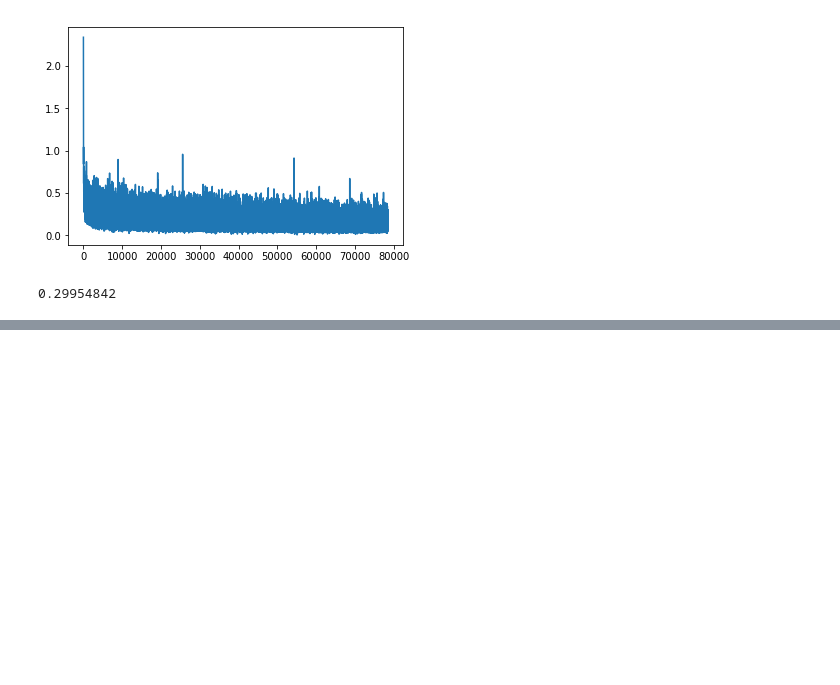
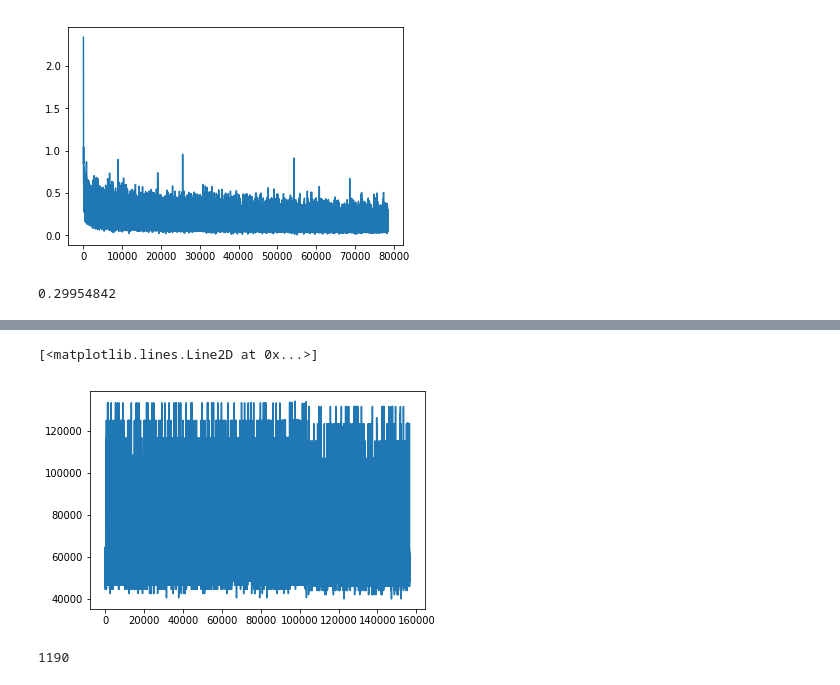
Before and after one commit to matansg/kaggle, a Jupyter notebook: MatanWorkbench.ipynb, the cells around one changed output, grey strips where cells are left out. Saved outputs shown, nothing was run; the diff lists cells and outputs as text; code cells hidden in the pictures; blank space fills up the shorter version.

```diff
--- a/MatanWorkbench.ipynb
+++ b/MatanWorkbench.ipynb
@@ -118,3 +120,65 @@ Wall time: 1min 36s
 J
 # %% [output]
 0.29954842
+# %%
+def get_l2_model(layers, last_layer_activation_fn = None):
+    x = tf.placeholder(tf.float64, [None, 784])
+    y = tf.placeholder(tf.float64, [None, None])
+
+    out = x
+    for layer in layers[:-1]:
+        out = tf.contrib.layers.fully_connected(out, layer, activation_fn = tf.nn.relu)
+    out = tf.contrib.layers.fully_connected(out, layers[-1], activation_fn = last_layer_activation_fn)
+
+    dist = tf.matmul(out, tf.transpose(out))
+    norms = tf.reshape(tf.diag_part(dist), [-1, 1])
+    dist = (-2*dist + norms) + tf.transpose(norms) + 1e-6
+
+    m = tf.shape(x)[0]
+    m = m*(m-1) / 2
+    cost = tf.reduce_sum(tf.multiply(y, dist) + tf.divide(1-y, dist)) / m
+
+    return x, y, out, cost
+
+
+m = 10000
+iters = 500
+minibatch_size = 32
+
+t = 10000
+
+X = images.values[:m, :] / 256.
+Y = np.zeros((m, m), dtype = np.float64)
+for i in range(m):
+    Y[i, :] = np.float64(labels.values[:m, :] == labels.values[i]).reshape(m,)
+
+X_test = images.values[m:m+t, :] / 256.
+Y_test = np.zeros((t, t), dtype = np.float64)
+for i in range(t):
+    Y[i, :] = np.float64(labels.values[m:m+t, :] == labels.values[i]).reshape(t,)
+
+x, y, out, cost = get_l2_model([50, 10])
+optimizer = tf.train.AdamOptimizer().minimize(cost)
+init = tf.global_variables_initializer()
+
+scores = np.array([])
+
+with tf.Session() as sess:
+    sess.run(init)
+    for epoch in range(iters):
+        start = time.time()
+
+        order = np.random.permutation(m)
+
+        for i in range(0, m, minibatch_size):
+            indices = order[i : i + minibatch_size]
+            _, J = sess.run([optimizer, cost], feed_dict = {x : X[indices,:], y : Y[indices, :][:, indices]})
+
+            scores = np.append(scores, J)
+
+        end = time.time()
+        print('Epoch #{} ended and took {:.2} seconds'.format(epoch, end - start))
+        sys.stdout.flush()
+    predictions, = sess.run([out], feed_dict = {x : X_test, y : Y_test})
+plt.plot(scores)
+# %% [output]
@@ -120,0 +202,2 @@ J
+[<matplotlib.lines.Line2D at 0x...>]
+[figure, added]
@@ -120,0 +209,4 @@ J
+# %%
+np.sum(pred == labels.values[m:m+t].reshape((-1,)))
+# %% [output]
+1190
```
Also changed, not shown: parts of 3 cells of this notebook.
